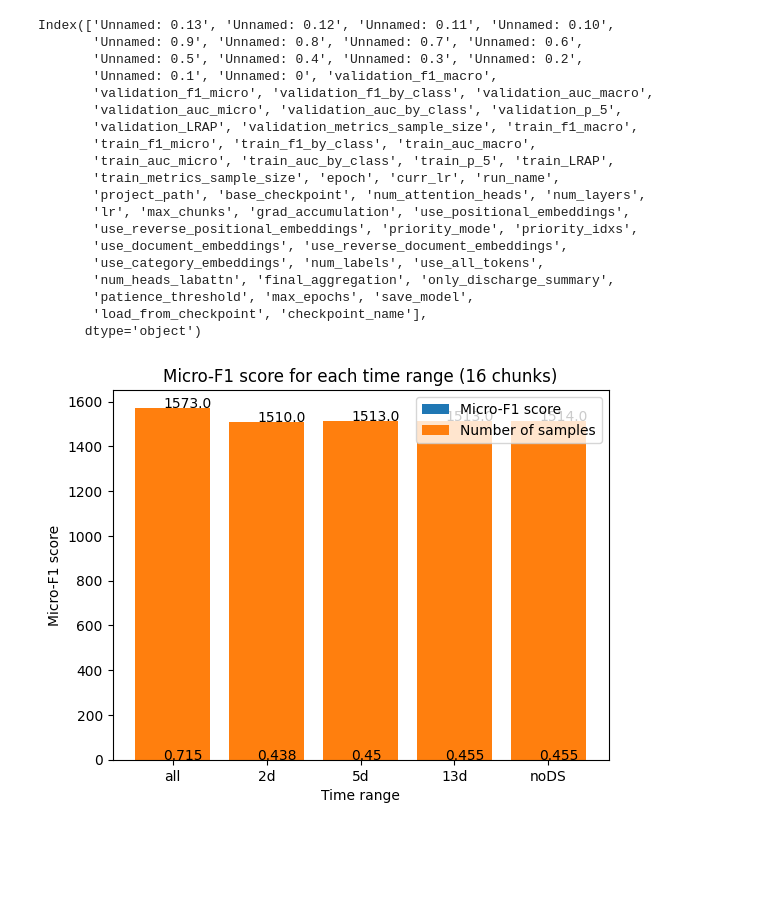
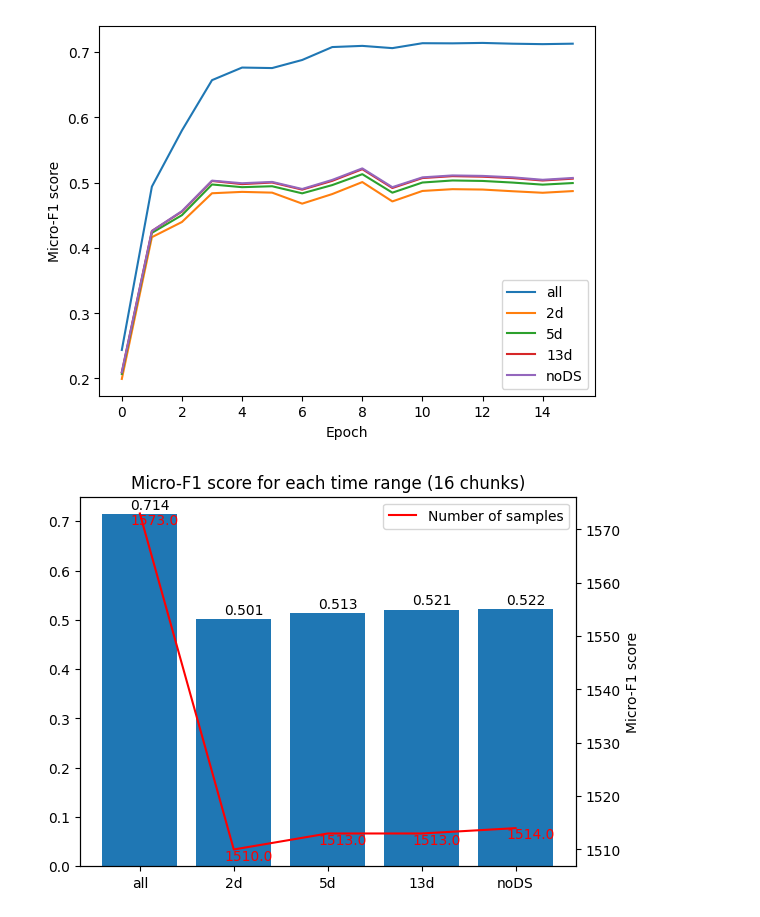
Before and after one commit to mireiahernandez/icd-continuous-prediction, a Jupyter notebook: visualize_results.ipynb, the cells around one changed output. Drawn from its saved outputs; the diff is of its cells as text; code cells hidden in the pictures; blank space fills up the shorter version.

```diff
--- a/visualize_results.ipynb
+++ b/visualize_results.ipynb
@@ -50,44 +24,36 @@ Text(0, 0.5, 'Micro-F1 score')
-# %%
-results['all'].columns
-# %% [output]
-Index(['Unnamed: 0.13', 'Unnamed: 0.12', 'Unnamed: 0.11', 'Unnamed: 0.10',
-       'Unnamed: 0.9', 'Unnamed: 0.8', 'Unnamed: 0.7', 'Unnamed: 0.6',
-       'Unnamed: 0.5', 'Unnamed: 0.4', 'Unnamed: 0.3', 'Unnamed: 0.2',
-       'Unnamed: 0.1', 'Unnamed: 0', 'validation_f1_macro',
-       'validation_f1_micro', 'validation_f1_by_class', 'validation_auc_macro',
-       'validation_auc_micro', 'validation_auc_by_class', 'validation_p_5',
-       'validation_LRAP', 'validation_metrics_sample_size', 'train_f1_macro',
-       'train_f1_micro', 'train_f1_by_class', 'train_auc_macro',
-       'train_auc_micro', 'train_auc_by_class', 'train_p_5', 'train_LRAP',
-       'train_metrics_sample_size', 'epoch', 'curr_lr', 'run_name',
-       'project_path', 'base_checkpoint', 'num_attention_heads', 'num_layers',
-       'lr', 'max_chunks', 'grad_accumulation', 'use_positional_embeddings',
-       'use_reverse_positional_embeddings', 'priority_mode', 'priority_idxs',
-       'use_document_embeddings', 'use_reverse_document_embeddings',
-       'use_category_embeddings', 'num_labels', 'use_all_tokens',
-       'num_heads_labattn', 'final_aggregation', 'only_discharge_summary',
-       'patience_threshold', 'max_epochs', 'save_model',
-       'load_from_checkpoint', 'checkpoint_name'],
-      dtype='object')
 # %%
 # write code to visualize the validation_f1_score for each time range in the last epoch
 
-plt.bar(range(len(results)), [results[key]['validation_f1_micro'].iloc[-1] for key in results.keys()], align='center')
-plt.xticks(range(len(results)), list(results.keys()))
-# display value on top of each bar
-for i, v in enumerate([results[key]['validation_f1_micro'].max() for key in results.keys()]):
-    plt.text(i - 0.1, v + 0.01, str(round(v, 3)))
-# create another bar plot for the number of samples in each time range
-plt.bar(range(len(results)), [results[key]['validation_metrics_sample_size'].iloc[-1] for key in results.keys()], align='center')
-plt.xticks(range(len(results)), list(results.keys()))
-# display value on top of each bar
-for i, v in enumerate([results[key]['validation_metrics_sample_size'].iloc[-1] for key in results.keys()]):
-    plt.text(i - 0.1, v + 0.01, str(round(v, 3)))
-plt.legend(['Micro-F1 score', 'Number of samples'])
+def plot_performance(results):
+    plt.bar(range(len(results)), [results[key]['validation_f1_micro'].max() for key in results.keys()], align='center')
+    plt.xticks(range(len(results)), list(results.keys()))
+    # display value on top of each bar
+    for i, v in enumerate([results[key]['validation_f1_micro'].max() for key in results.keys()]):
+        plt.text(i - 0.1, v + 0.01, str(round(v, 3)))
+    # create another line plot for the number of samples in each time range
+    # the plot should have the same x-axis as the bar plot
+    # creating a twin Axes sharing the x-axis
+    ax2 = plt.twinx()
+    ax2.plot(range(len(results)), [results[key]['validation_metrics_sample_size'].iloc[-1] for key in results.keys()], color='red')
+    plt.xticks(range(len(results)), list(results.keys()))
 
-plt.ylabel('Micro-F1 score')
-plt.xlabel('Time range')
-plt.title('Micro-F1 score for each time range (16 chunks)')
-plt.show()
+    # display value on top of each bar
+    for i, v in enumerate([results[key]['validation_metrics_sample_size'].iloc[-1] for key in results.keys()]):
+        plt.text(i - 0.1, v - 2, str(round(v, 3)),color="r")
+    plt.legend(['Number of samples'])
+
+    plt.ylabel('Micro-F1 score')
+    plt.xlabel('Time range')
+    plt.title('Micro-F1 score for each time range (16 chunks)')
+    plt.show()
-# %% [output]
-[figure, removed]
+# %%
+import pandas as pd
+import matplotlib.pyplot as plt
+
+# run_name = 'results/Definitive_temp_4_'
+run_name = 'results/Bug_fix_temp_16_chunks'
+plot_training(get_results(run_name, is_temp=True))
+plot_performance(get_results(run_name, is_temp=True))
+# %% [output]
+[figure, added]
+[figure, added]
```
Also changed, not shown: parts of 6 cells of this notebook, 2 other files.
